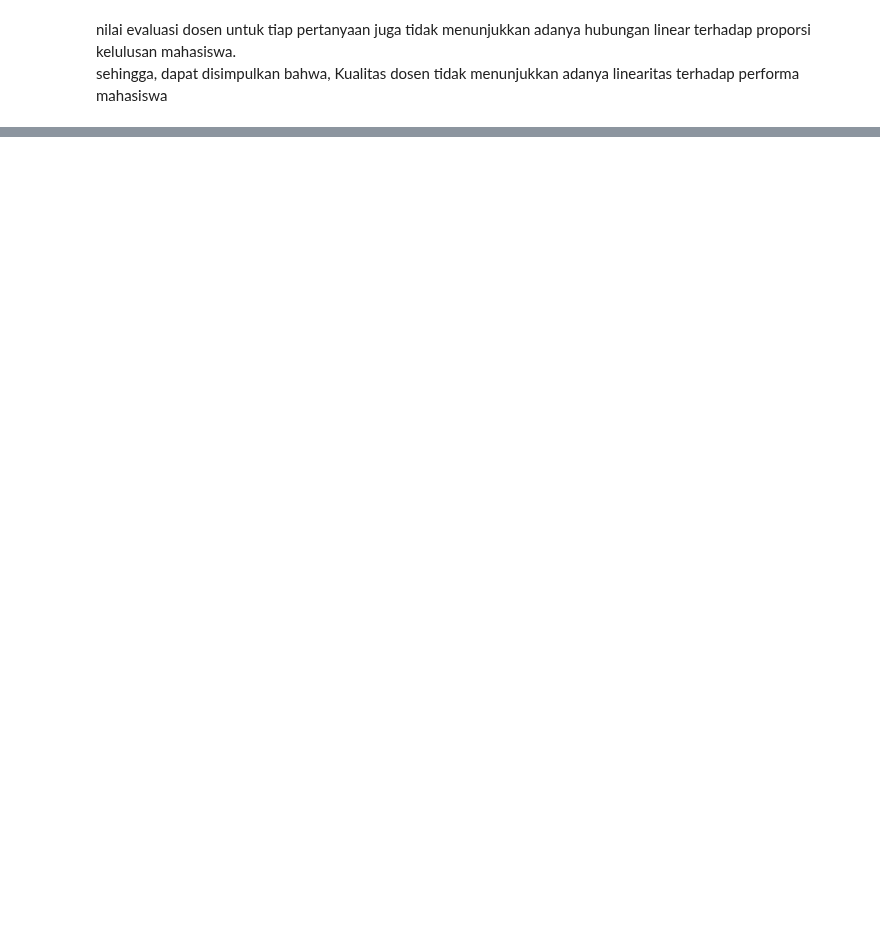
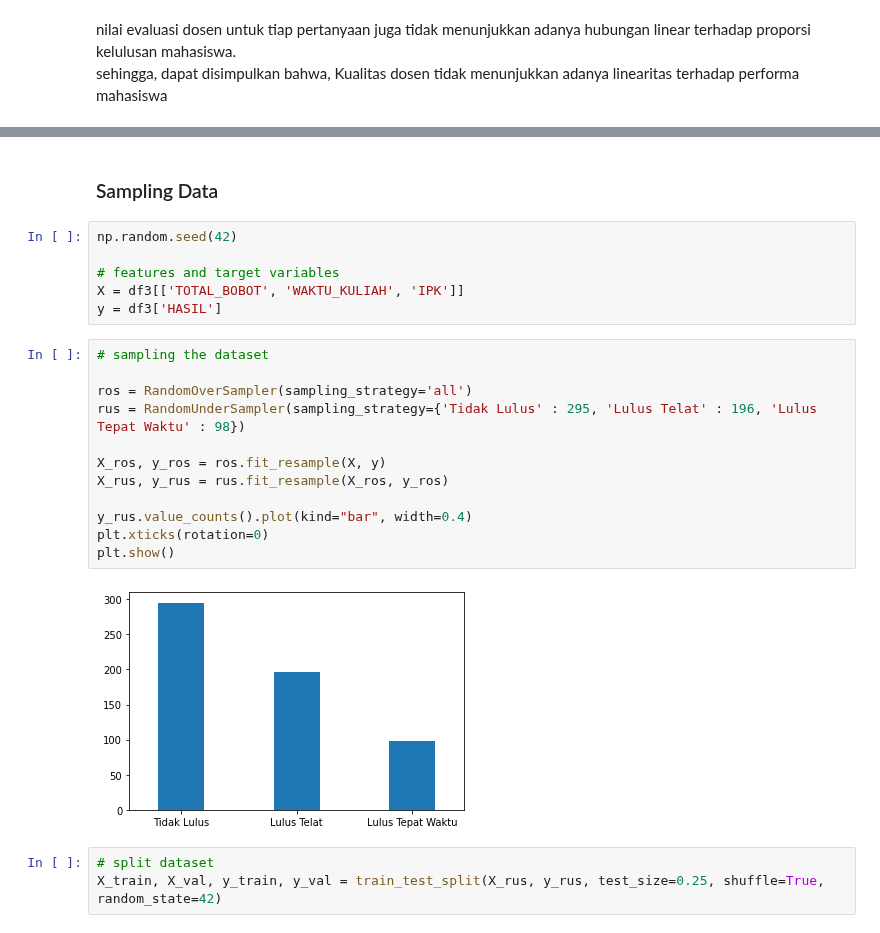
Before and after one commit to FelixFern/ISFEST-ODE, a Jupyter notebook: ISFEST.ipynb, the cells around one changed output, grey strips where cells are left out. Cells and saved outputs as stored; diff of their text form; blank space fills up the shorter version.

```diff
--- a/ISFEST.ipynb
+++ b/ISFEST.ipynb
@@ -651,0 +723,25 @@ sehingga, dapat disimpulkan bahwa, Kualitas dosen tidak menunjukkan adanya linea
+# %% [markdown]
+### Sampling Data
+# %%
+np.random.seed(42)
+
+# features and target variables
+X = df3[['TOTAL_BOBOT', 'WAKTU_KULIAH', 'IPK']]
+y = df3['HASIL']
+# %%
+# sampling the dataset
+
+ros = RandomOverSampler(sampling_strategy='all')
+rus = RandomUnderSampler(sampling_strategy={'Tidak Lulus' : 295, 'Lulus Telat' : 196, 'Lulus Tepat Waktu' : 98})
+
+X_ros, y_ros = ros.fit_resample(X, y)
+X_rus, y_rus = rus.fit_resample(X_ros, y_ros)
+
+y_rus.value_counts().plot(kind="bar", width=0.4)
+plt.xticks(rotation=0)
+plt.show()
+# %% [output]
+[figure, added]
+# %%
+# split dataset
+X_train, X_val, y_train, y_val = train_test_split(X_rus, y_rus, test_size=0.25, shuffle=True, random_state=42)
```
Also changed, not shown: parts of 41 cells of this notebook.
